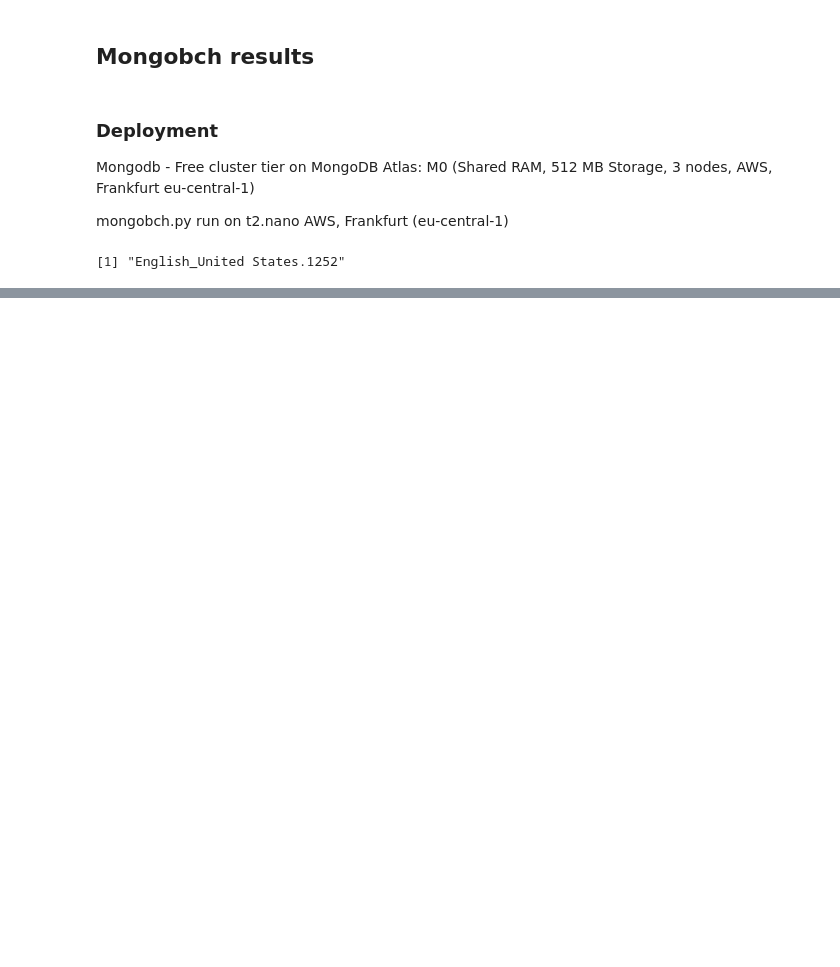
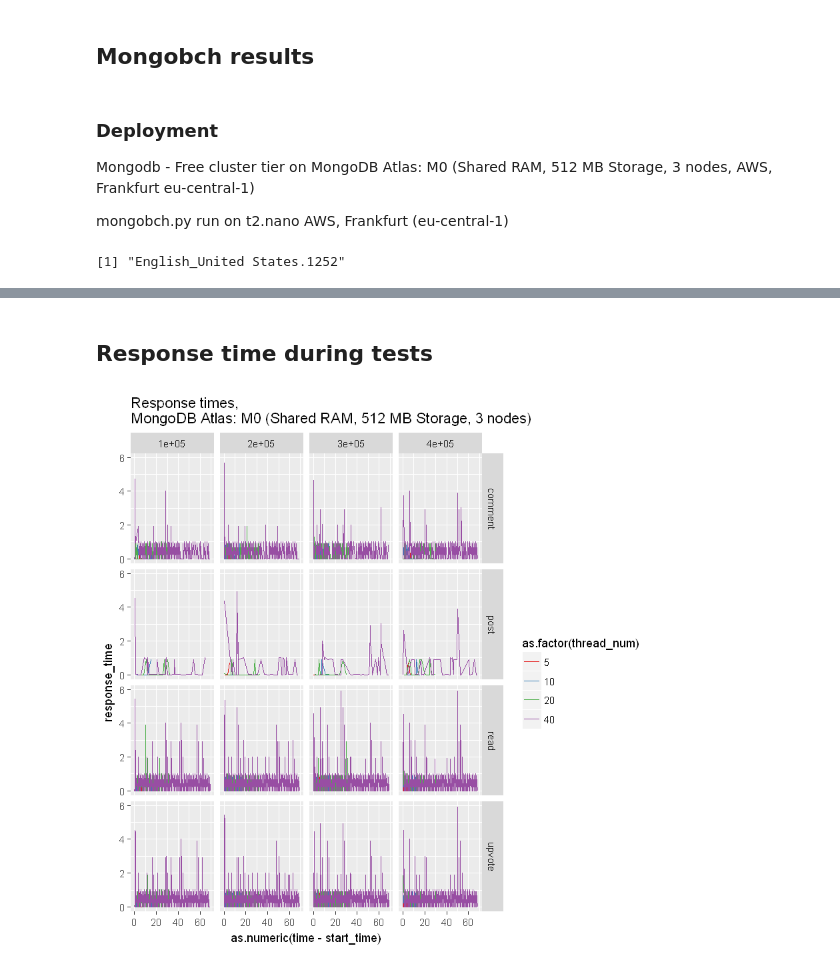
Before and after one commit to Alexander-Minyushkin/mongobch, a Jupyter notebook: report/aws-M0-3nodes.ipynb, the cells around one changed output, grey strips where cells are left out. Saved outputs shown, nothing was run; the diff lists cells and outputs as text; code cells hidden in the pictures; blank space fills up the shorter version.

```diff
--- a/report/aws-M0-3nodes.ipynb
+++ b/report/aws-M0-3nodes.ipynb
@@ -57,0 +60,11 @@ tail(tidy)
+# %% [markdown]
+## Response time during tests
+# %%
+  ggplot(data = join(tidy, tidy[, list(start_time=min(time)), by="label"], by="label")[case != "finished"][case != "started"],
+         aes(x=as.numeric(time - start_time),
+             y=response_time,
+             colour=as.factor(thread_num))) + ylim(0,NA) +
+    scale_color_brewer(palette="Set1") + facet_grid( case ~ as.factor(posts_num))+
+    geom_line(size=0.5) + ggtitle(paste0("Response times, \nMongoDB Atlas: M0 (Shared RAM, 512 MB Storage, 3 nodes) "))
+# %% [output]
+[figure, added]
```
Also changed, not shown: parts of 8 cells of this notebook, 1 other file.
